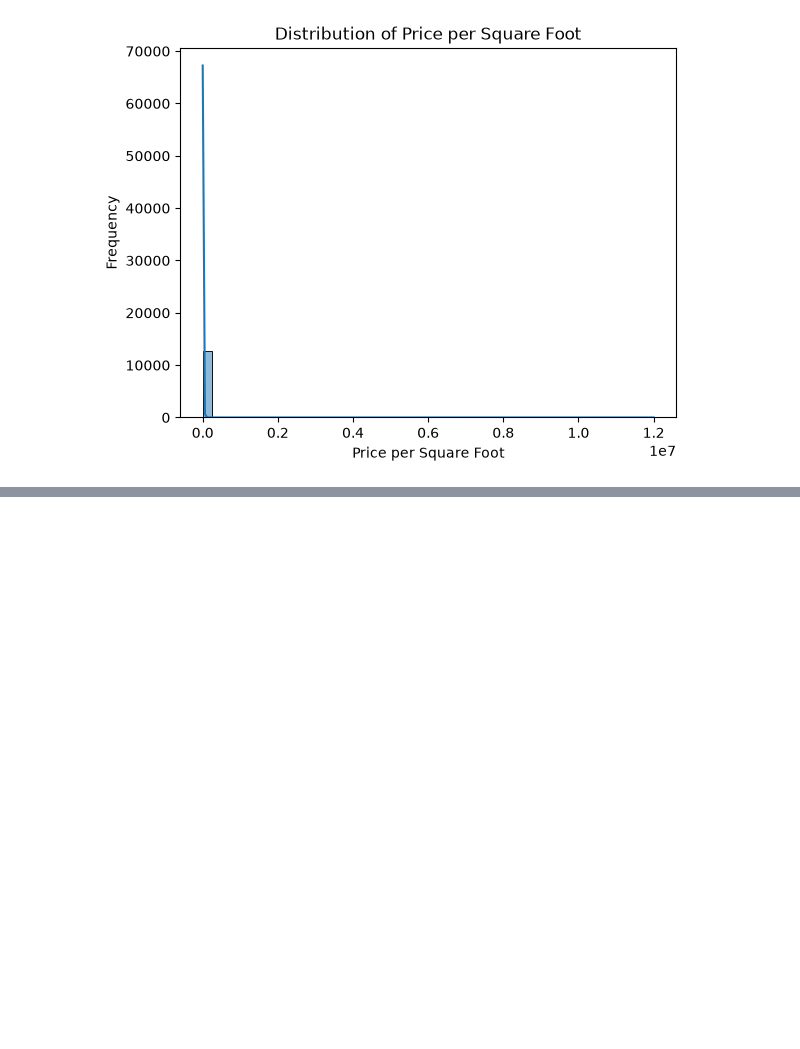
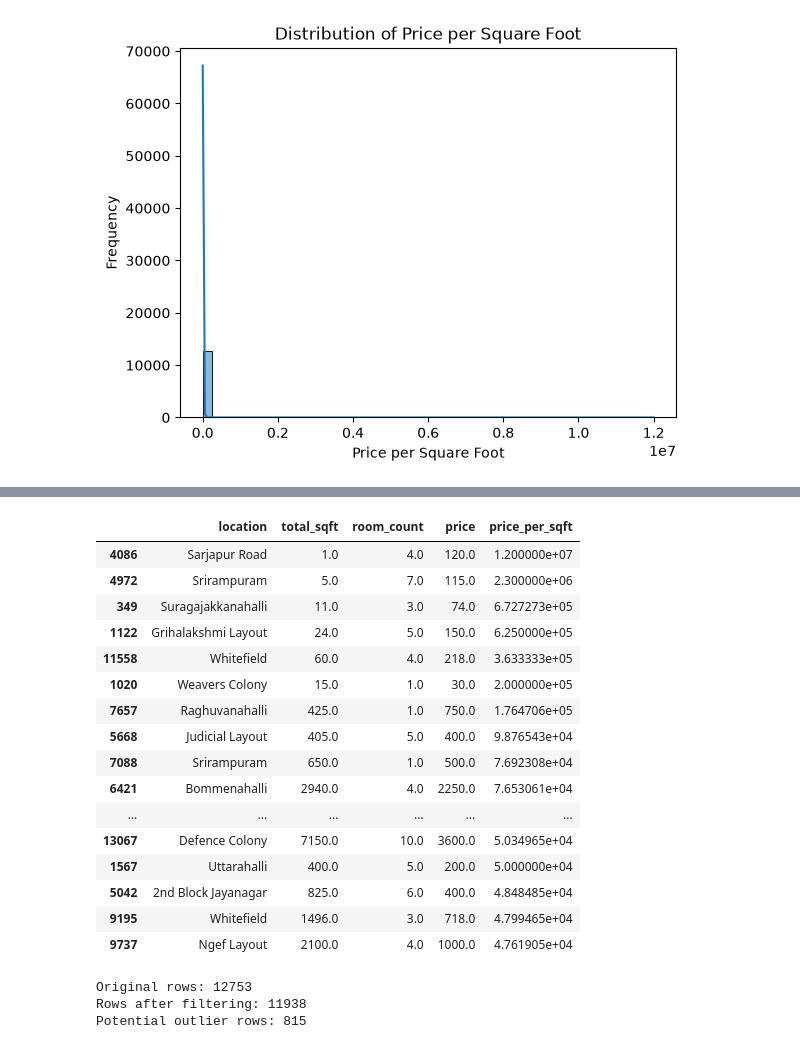
Before and after one commit to Bhoomikamalik81/Probation-Project-26, a Jupyter notebook: Bhoomika-Task-7/bhoomika-task-7.ipynb, the cells around one changed output, grey strips where cells are left out. Cells and saved outputs as stored; diff of their text form; code cells hidden in the pictures; blank space fills up the shorter version.

```diff
--- a/Bhoomika-Task-7/bhoomika-task-7.ipynb
+++ b/Bhoomika-Task-7/bhoomika-task-7.ipynb
@@ -1099,0 +1127,22 @@ plt.show()
+# %%
+df.sort_values("price_per_sqft", ascending=False).head(20)[
+    ["location", "total_sqft", "room_count", "price", "price_per_sqft"]
+]
+# %% [output]
+|  | location | total_sqft | room_count | price | price_per_sqft |
+| 4086 | Sarjapur Road | 1.0 | 4.0 | 120.0 | 1.200000e+07 |
+| 4972 | Srirampuram | 5.0 | 7.0 | 115.0 | 2.300000e+06 |
+| 349 | Suragajakkanahalli | 11.0 | 3.0 | 74.0 | 6.727273e+05 |
+| 1122 | Grihalakshmi Layout | 24.0 | 5.0 | 150.0 | 6.250000e+05 |
+| 11558 | Whitefield | 60.0 | 4.0 | 218.0 | 3.633333e+05 |
+| 1020 | Weavers Colony | 15.0 | 1.0 | 30.0 | 2.000000e+05 |
+| 7657 | Raghuvanahalli | 425.0 | 1.0 | 750.0 | 1.764706e+05 |
+| 5668 | Judicial Layout | 405.0 | 5.0 | 400.0 | 9.876543e+04 |
+| 7088 | Srirampuram | 650.0 | 1.0 | 500.0 | 7.692308e+04 |
+| 6421 | Bommenahalli | 2940.0 | 4.0 | 2250.0 | 7.653061e+04 |
+| ... | ... | ... | ... | ... | ... |
+| 13067 | Defence Colony | 7150.0 | 10.0 | 3600.0 | 5.034965e+04 |
+| 1567 | Uttarahalli | 400.0 | 5.0 | 200.0 | 5.000000e+04 |
+| 5042 | 2nd Block Jayanagar | 825.0 | 6.0 | 400.0 | 4.848485e+04 |
+| 9195 | Whitefield | 1496.0 | 3.0 | 718.0 | 4.799465e+04 |
+| 9737 | Ngef Layout | 2100.0 | 4.0 | 1000.0 | 4.761905e+04 |
@@ -1099,0 +1160,12 @@ plt.show()
+# %%
+outlier_check = (
+    df.groupby("location", group_keys=False)
+      .apply(remove_price_outliers)
+)
+print("Original rows:", len(df))
+print("Rows after filtering:", len(outlier_check))
+print("Potential outlier rows:", len(df) - len(outlier_check))
+# %% [output]
+Original rows: 12753
+Rows after filtering: 11938
+Potential outlier rows: 815
```
Also changed, not shown: parts of 28 cells of this notebook.
